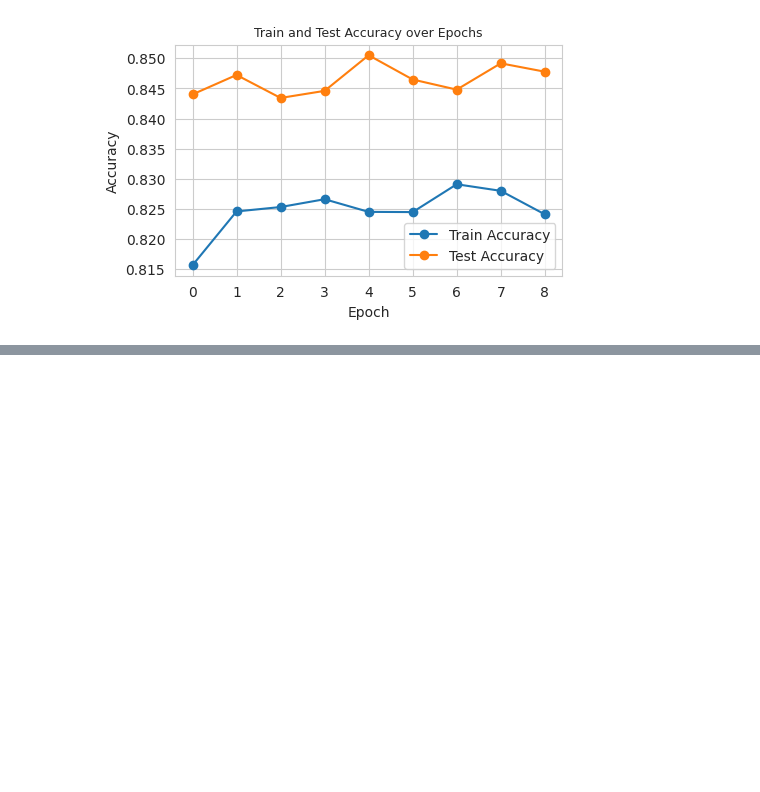
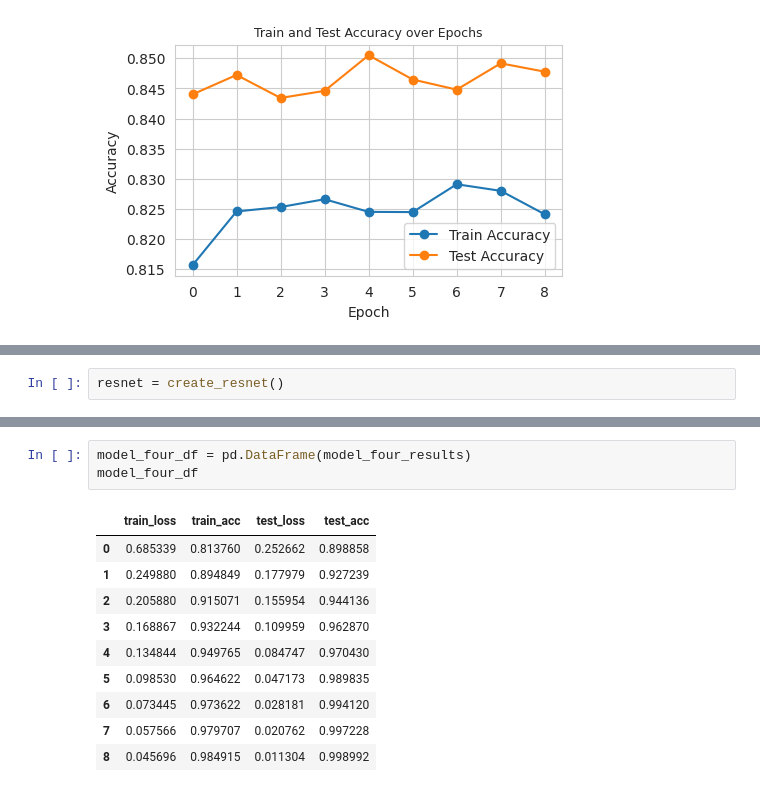
Before and after one commit to dibkb/tensorflow-udemy, a Jupyter notebook: melanoma-cancer-image-dataset.ipynb, the cells around one changed output, grey strips where cells are left out. Cells and saved outputs as stored; diff of their text form; blank space fills up the shorter version.

```diff
--- a/melanoma-cancer-image-dataset.ipynb
+++ b/melanoma-cancer-image-dataset.ipynb
@@ -804,0 +666,2 @@ plot_loss(model_three_df)
+# %%
+resnet = create_resnet()
@@ -804,0 +746,14 @@ plot_loss(model_three_df)
+# %%
+model_four_df = pd.DataFrame(model_four_results)
+model_four_df
+# %% [output]
+|  | train_loss | train_acc | test_loss | test_acc |
+| 0 | 0.685339 | 0.813760 | 0.252662 | 0.898858 |
+| 1 | 0.249880 | 0.894849 | 0.177979 | 0.927239 |
+| 2 | 0.205880 | 0.915071 | 0.155954 | 0.944136 |
+| 3 | 0.168867 | 0.932244 | 0.109959 | 0.962870 |
+| 4 | 0.134844 | 0.949765 | 0.084747 | 0.970430 |
+| 5 | 0.098530 | 0.964622 | 0.047173 | 0.989835 |
+| 6 | 0.073445 | 0.973622 | 0.028181 | 0.994120 |
+| 7 | 0.057566 | 0.979707 | 0.020762 | 0.997228 |
+| 8 | 0.045696 | 0.984915 | 0.011304 | 0.998992 |
```
Also changed, not shown: parts of 19 cells of this notebook.
